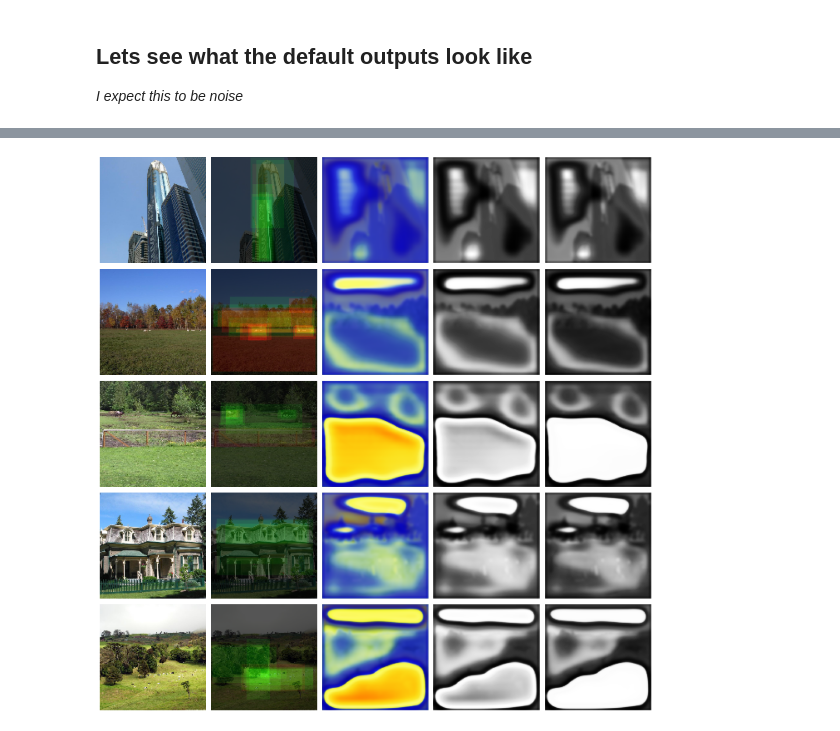
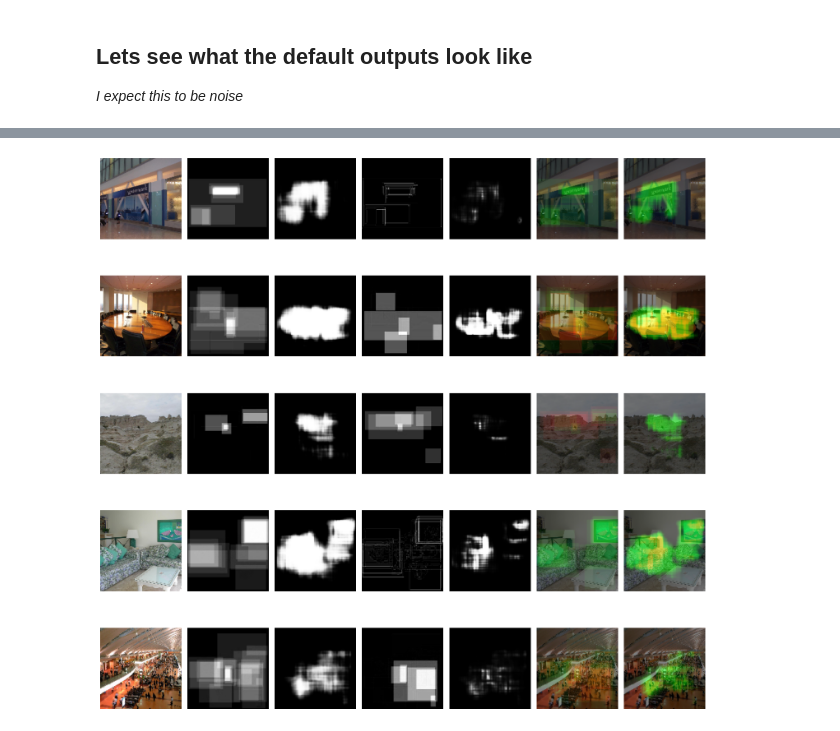
Before and after one commit to BabarKhanDev/Dissertation, a Jupyter notebook: memorability.ipynb, the cells around one changed output, grey strips where cells are left out. Saved outputs shown, nothing was run; the diff lists cells and outputs as text; code cells hidden in the pictures.

```diff
--- a/memorability.ipynb
+++ b/memorability.ipynb
@@ -259,8 +261,6 @@ model = UNet()
 device = torch.device("cuda" if torch.cuda.is_available() else "cpu")
 images, labels, model = images.to(device), labels.to(device), model.to(device)
 
-ideal = torch.add(images, torch.mul(labels,2))
-
 output = model(images)
 
 figure = plt.figure(figsize=(15,15))
@@ -269,11 +269,11 @@ for i in range(rows):
 
     figure.add_subplot(rows,cols, cols*i+1)
     plt.axis("off")
-    plt.imshow((ideal[i].cpu().detach().squeeze().permute(1, 2, 0) +3 )/ 6 )
+    plt.imshow((labels[i].cpu().detach().squeeze().permute(1, 2, 0) +1 )/ 2 )
 
     figure.add_subplot(rows,cols, cols*i+2)
     plt.axis("off")
-    plt.imshow((output[i].cpu().detach().squeeze().permute(1, 2, 0) +3 )/ 6 )
+    plt.imshow((output[i].cpu().detach().squeeze().permute(1, 2, 0) +1 )/ 2 )
 
 plt.tight_layout()
 plt.show()
@@ -346,15 +352,10 @@ for epoch in range(num_epochs):
 
         # Move images to device and create an image prediction
         images, labels = images.to(device), labels.to(device)
-        ideal = torch.add(images, torch.mul(labels,2)) # This seems a lot easier to predict
 
         output = model(images)
 
-        # Evaluate the loss of our model and take a step
-        output, ideal = torch.add(output, 1)    , torch.add(ideal,1)      # Add 1 to tensor -> range = [0,2]
-        output, ideal = torch.mul(output, 127.5), torch.mul(ideal,127.5)  # Mult by 127.5 -> range = [0,255]
-
-        loss = loss_func(output,ideal)
+        loss = loss_func(output,labels)
         optim.zero_grad()
         loss.backward()
         optim.step()
@@ -363,7 +364,7 @@ for epoch in range(num_epochs):
         total_train_loss += loss*images.shape[0]
 
         # Clear memory
-        del images, labels, ideal, output
+        del images, labels, output
         torch.cuda.empty_cache()
 
     # Record training results
@@ -378,18 +379,15 @@ for epoch in range(num_epochs):
 
             # Move images to device and create an image prediction
             images, labels = images.to(device), labels.to(device)
-            ideal = torch.add(labels, images) # This seems a lot easier to predict
             output = model(images)
 
             # Evaluate the loss of our model
-            output, ideal = torch.add(output, 1)    , torch.add(ideal,1)
-            output, ideal = torch.mul(output, 127.5), torch.mul(ideal,127.5)
-            loss = loss_func(output,ideal)
+            loss = loss_func(output,labels)
 
             # Record Results
             total_test_loss += loss*images.shape[0]
 
-            del images, labels, ideal, output
+            del images, labels, output
 
         # Record test results
         total_test_loss /= len(test_dataset)
@@ -432,36 +414,43 @@ torch.save(model.state_dict(), 'drive/MyDrive/weights-dice-1.pkl')
 # %%
 import matplotlib.pyplot as plt
 
 images, labels = next(iter(train_loader))
 images, labels = images.to(device), labels.to(device)
-ideal = torch.add(images, torch.mul(labels,2))
 
 output = model(images)
 
 figure = plt.figure(figsize=(15,15))
-cols, rows = 5, 5
+cols, rows = 7, 5
 for i in range(rows):
     figure.add_subplot(rows,cols, cols*i+1)
     plt.axis("off")
     plt.imshow((images[i].cpu().detach().squeeze().permute(1, 2, 0) +1 )/2 )
 
     figure.add_subplot(rows,cols, cols*i+2)
     plt.axis("off")
-    plt.imshow((ideal[i].cpu().detach().squeeze().permute(1, 2, 0) +3 )/6)
+    plt.imshow((labels[i][1].cpu().detach().squeeze() +1 )/2, cmap='gray')
 
     figure.add_subplot(rows,cols, cols*i+3)
     plt.axis("off")
-    plt.imshow((output[i].cpu().detach().squeeze().permute(1, 2, 0) +3 )/6)
+    plt.imshow((output[i][1].cpu().detach().squeeze() +1 )/2, cmap='gray' )
 
     figure.add_subplot(rows,cols, cols*i+4)
     plt.axis("off")
-    plt.imshow((output[i][1].cpu().detach().squeeze() +3 )/6, cmap='gray' )
+    plt.imshow((labels[i][0].cpu().detach().squeeze() +1 )/2, cmap='gray')
 
     figure.add_subplot(rows,cols, cols*i+5)
     plt.axis("off")
-    plt.imshow((output[i][0].cpu().detach().squeeze() +3 )/6, cmap='gray' )
+    plt.imshow((output[i][0].cpu().detach().squeeze() +1 )/2, cmap='gray' )
+
+    figure.add_subplot(rows,cols, cols*i+6)
+    plt.axis("off")
+    plt.imshow((torch.add(images,labels)[i].cpu().detach().squeeze().permute(1, 2, 0) +2 )/4)
+
+    figure.add_subplot(rows,cols, cols*i+7)
+    plt.axis("off")
+    plt.imshow((torch.add(images,output)[i].cpu().detach().squeeze().permute(1, 2, 0) +2 )/4)
 
 plt.tight_layout()
 plt.show()
 # %% [output]
-[figure, old version]
+[figure, new version]
```
Also changed, not shown: parts of 9 cells of this notebook.
